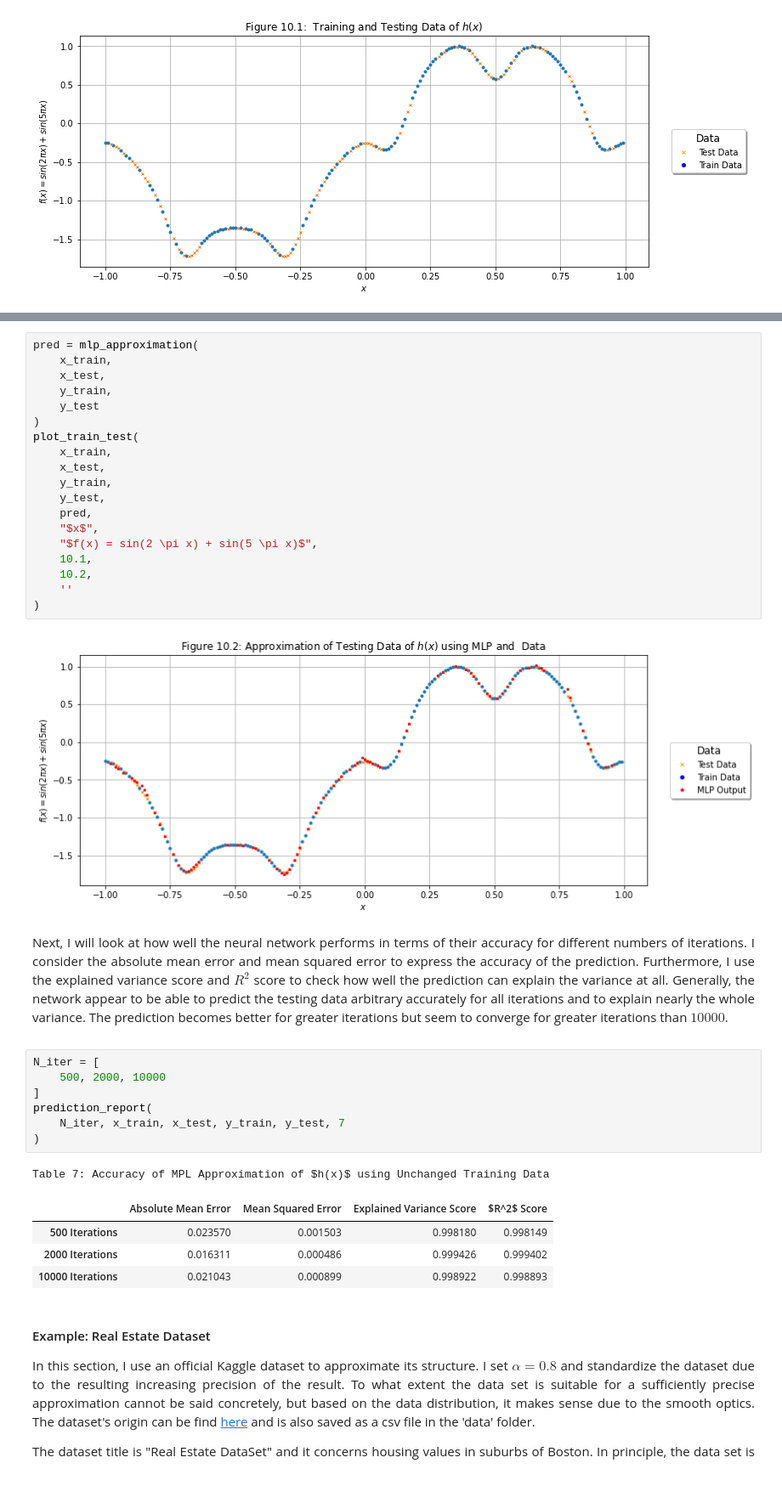
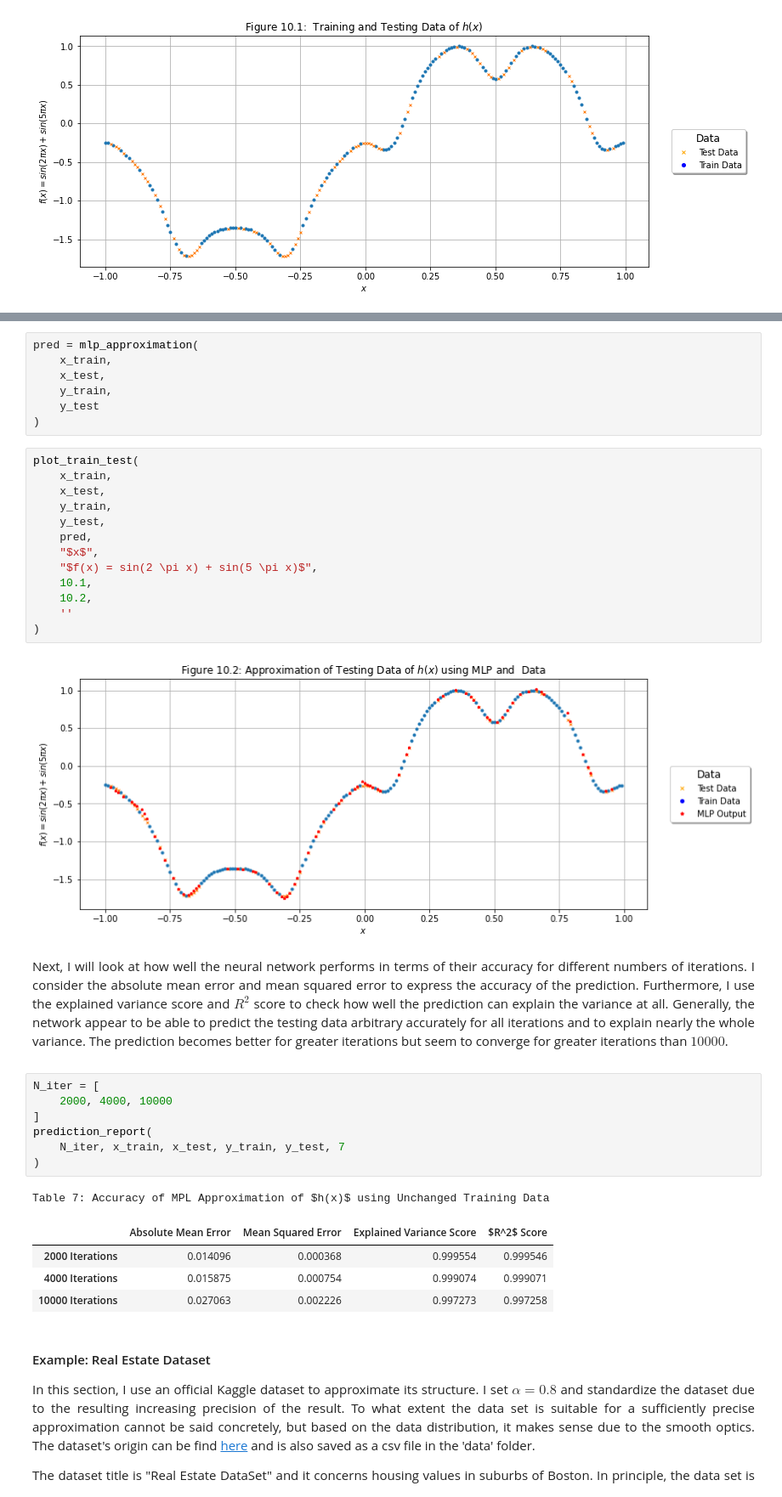
Before and after one commit to ArbiKodraj/Final_Project, a Jupyter notebook: FunctionApproximation.ipynb, the cells around one changed output, grey strips where cells are left out. Shown at 85% size. Saved outputs shown, nothing was run; the diff lists cells and outputs as text.

```diff
--- a/FunctionApproximation.ipynb
+++ b/FunctionApproximation.ipynb
@@ -560,13 +560,14 @@ that activates a neuron $z$ if its value is greater than zero, $z > 0$. For the
 <p style="text-align: justify">
 Furthermore, I iterate $2000$ times or, to put it in other words, I backpropagate the network $2000$ times. The final prediction is shown in Figure $10.2$ and appears to be arbitrary accurate. The orange dots are supposed to be predicted while the red dots stand for the actual prediction.
 <p>
+# %%
+pred = mlp_approximation(
+    x_train,
+    x_test,
+    y_train,
+    y_test
+)
 # %%
-pred = mlp_approximation(
-    x_train,
-    x_test,
-    y_train,
-    y_test
-)
 plot_train_test(
     x_train,
     x_test,
@@ -587,17 +588,17 @@ Next, I will look at how well the neural network performs in terms of their accu
 <p>
 # %%
 N_iter = [
-    500, 2000, 10000
+    2000, 4000, 10000
 ]
 prediction_report(
     N_iter, x_train, x_test, y_train, y_test, 7
 )
 # %% [output]
 Table 7: Accuracy of MPL Approximation of $h(x)$ using Unchanged Training Data
 |  | Absolute Mean Error | Mean Squared Error | Explained Variance Score | $R^2$ Score |
-| 500 Iterations | 0.023570 | 0.001503 | 0.998180 | 0.998149 |
-| 2000 Iterations | 0.016311 | 0.000486 | 0.999426 | 0.999402 |
-| 10000 Iterations | 0.021043 | 0.000899 | 0.998922 | 0.998893 |
+| 2000 Iterations | 0.014096 | 0.000368 | 0.999554 | 0.999546 |
+| 4000 Iterations | 0.015875 | 0.000754 | 0.999074 | 0.999071 |
+| 10000 Iterations | 0.027063 | 0.002226 | 0.997273 | 0.997258 |
 # %% [markdown]
 #### Example: Real Estate Dataset
 
```
